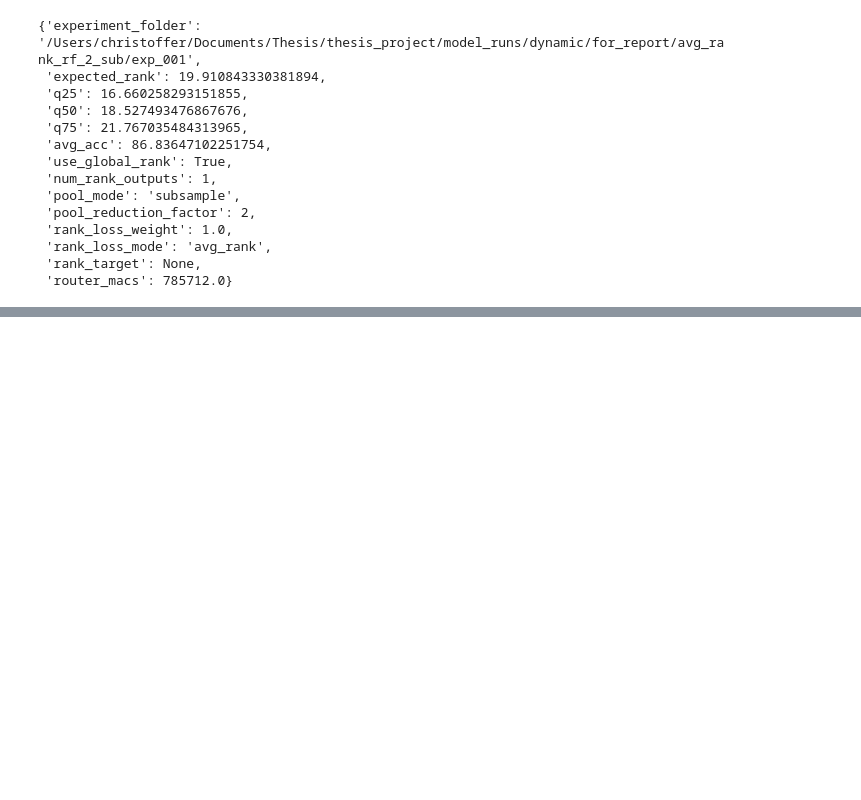
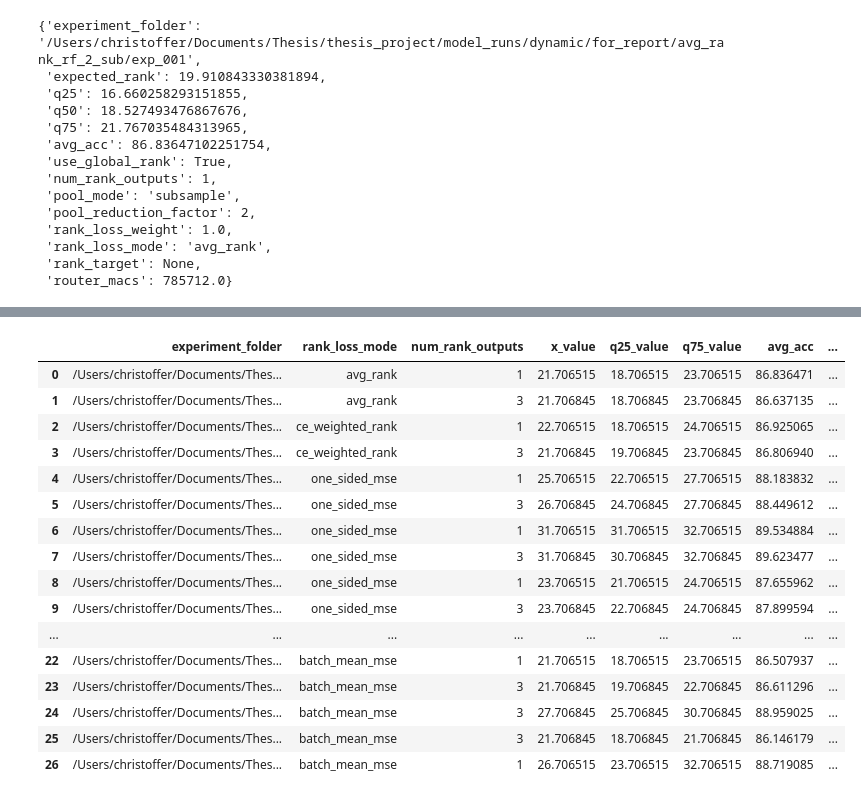
Before and after one commit to c-wejendorp/thesis, a Jupyter notebook: scripts/keyword_spotting/dynamic_model_viz.ipynb, the cells around one changed output, grey strips where cells are left out. Drawn from its saved outputs; the diff is of its cells as text; code cells hidden in the pictures; blank space fills up the shorter version.

```diff
--- a/scripts/keyword_spotting/dynamic_model_viz.ipynb
+++ b/scripts/keyword_spotting/dynamic_model_viz.ipynb
@@ -1207,0 +925,21 @@ FileNotFoundError: [Errno 2] No such file or directory: '/Users/christoffer/Docu
+# %%
+#print the above_baseline_sweeps DataFrame
+above_baseline_sweeps
+# %% [output]
+|  | experiment_folder | rank_loss_mode | num_rank_outputs | x_value | q25_value | q75_value | avg_acc | ... |
+| 0 | /Users/christoffer/Documents/Thes... | avg_rank | 1 | 21.706515 | 18.706515 | 23.706515 | 86.836471 | ... |
+| 1 | /Users/christoffer/Documents/Thes... | avg_rank | 3 | 21.706845 | 18.706845 | 23.706845 | 86.637135 | ... |
+| 2 | /Users/christoffer/Documents/Thes... | ce_weighted_rank | 1 | 22.706515 | 18.706515 | 24.706515 | 86.925065 | ... |
+| 3 | /Users/christoffer/Documents/Thes... | ce_weighted_rank | 3 | 21.706845 | 19.706845 | 23.706845 | 86.806940 | ... |
+| 4 | /Users/christoffer/Documents/Thes... | one_sided_mse | 1 | 25.706515 | 22.706515 | 27.706515 | 88.183832 | ... |
+| 5 | /Users/christoffer/Documents/Thes... | one_sided_mse | 3 | 26.706845 | 24.706845 | 27.706845 | 88.449612 | ... |
+| 6 | /Users/christoffer/Documents/Thes... | one_sided_mse | 1 | 31.706515 | 31.706515 | 32.706515 | 89.534884 | ... |
+| 7 | /Users/christoffer/Documents/Thes... | one_sided_mse | 3 | 31.706845 | 30.706845 | 32.706845 | 89.623477 | ... |
+| 8 | /Users/christoffer/Documents/Thes... | one_sided_mse | 1 | 23.706515 | 21.706515 | 24.706515 | 87.655962 | ... |
+| 9 | /Users/christoffer/Documents/Thes... | one_sided_mse | 3 | 23.706845 | 22.706845 | 24.706845 | 87.899594 | ... |
+| ... | ... | ... | ... | ... | ... | ... | ... | ... |
+| 22 | /Users/christoffer/Documents/Thes... | batch_mean_mse | 1 | 21.706515 | 18.706515 | 23.706515 | 86.507937 | ... |
+| 23 | /Users/christoffer/Documents/Thes... | batch_mean_mse | 3 | 21.706845 | 19.706845 | 22.706845 | 86.611296 | ... |
+| 24 | /Users/christoffer/Documents/Thes... | batch_mean_mse | 3 | 27.706845 | 25.706845 | 30.706845 | 88.959025 | ... |
+| 25 | /Users/christoffer/Documents/Thes... | batch_mean_mse | 3 | 21.706845 | 18.706845 | 21.706845 | 86.146179 | ... |
+| 26 | /Users/christoffer/Documents/Thes... | batch_mean_mse | 1 | 26.706515 | 23.706515 | 32.706515 | 88.719085 | ... |
```
Also changed, not shown: parts of 10 cells of this notebook.
